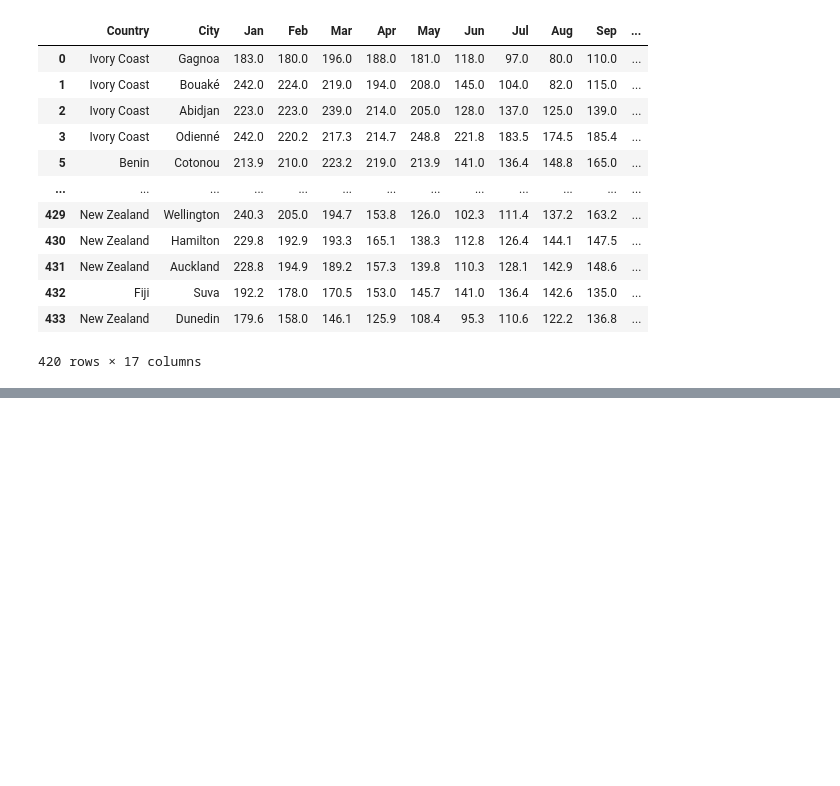
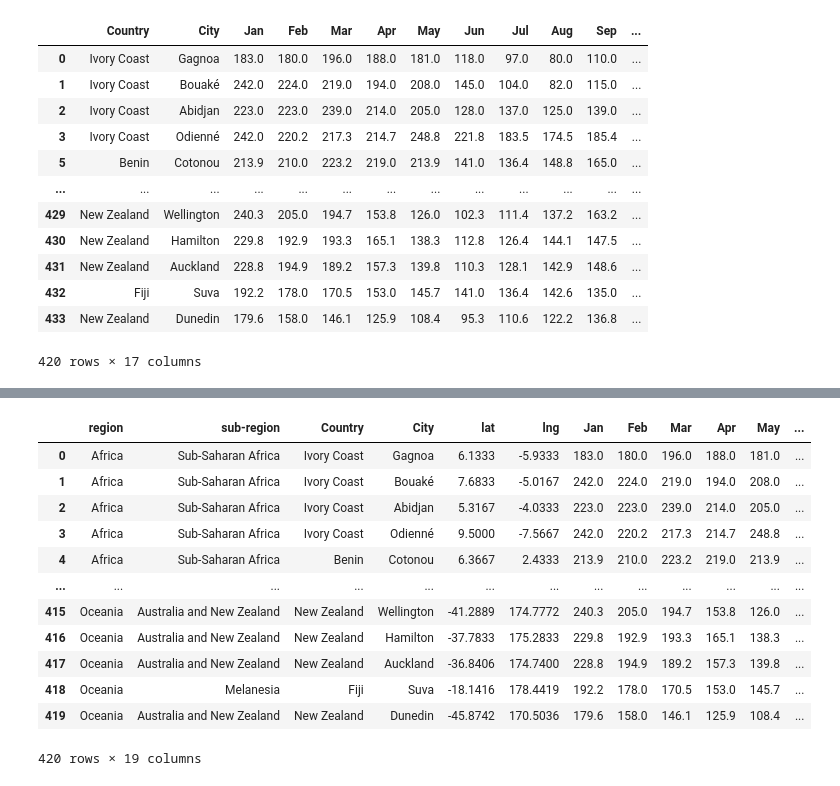
Before and after one commit to manuelanzali/Project4, a Jupyter notebook: Sunshine_Hours.ipynb, the cells around one changed output, grey strips where cells are left out. Cells and saved outputs as stored; diff of their text form; code cells hidden in the pictures; blank space fills up the shorter version.

```diff
--- a/Sunshine_Hours.ipynb
+++ b/Sunshine_Hours.ipynb
@@ -182,0 +294,3 @@ tableau_mapping_df
+# %%
+# Drop name column
+tableau_mapping_df = tableau_mapping_df.drop(columns="name")
@@ -183,3 +304,22 @@ tableau_mapping_df
+# %%
+# Reorganize the order of the columns
+tableau_mapping_df = tableau_mapping_df[['region', 'sub-region', 'Country', 'City', 'lat', 'lng', 'Jan', 'Feb',
+                                         'Mar', 'Apr', 'May', 'Jun', 'Jul', 'Aug', 'Sep', 'Oct', 'Nov', 'Dec', 'Year']]
+tableau_mapping_df
+# %% [output]
+|  | region | sub-region | Country | City | lat | lng | Jan | Feb | Mar | Apr | May | ... |
+| 0 | Africa | Sub-Saharan Africa | Ivory Coast | Gagnoa | 6.1333 | -5.9333 | 183.0 | 180.0 | 196.0 | 188.0 | 181.0 | ... |
+| 1 | Africa | Sub-Saharan Africa | Ivory Coast | Bouaké | 7.6833 | -5.0167 | 242.0 | 224.0 | 219.0 | 194.0 | 208.0 | ... |
+| 2 | Africa | Sub-Saharan Africa | Ivory Coast | Abidjan | 5.3167 | -4.0333 | 223.0 | 223.0 | 239.0 | 214.0 | 205.0 | ... |
+| 3 | Africa | Sub-Saharan Africa | Ivory Coast | Odienné | 9.5000 | -7.5667 | 242.0 | 220.2 | 217.3 | 214.7 | 248.8 | ... |
+| 4 | Africa | Sub-Saharan Africa | Benin | Cotonou | 6.3667 | 2.4333 | 213.9 | 210.0 | 223.2 | 219.0 | 213.9 | ... |
+| ... | ... | ... | ... | ... | ... | ... | ... | ... | ... | ... | ... | ... |
+| 415 | Oceania | Australia and New Zealand | New Zealand | Wellington | -41.2889 | 174.7772 | 240.3 | 205.0 | 194.7 | 153.8 | 126.0 | ... |
+| 416 | Oceania | Australia and New Zealand | New Zealand | Hamilton | -37.7833 | 175.2833 | 229.8 | 192.9 | 193.3 | 165.1 | 138.3 | ... |
+| 417 | Oceania | Australia and New Zealand | New Zealand | Auckland | -36.8406 | 174.7400 | 228.8 | 194.9 | 189.2 | 157.3 | 139.8 | ... |
+| 418 | Oceania | Melanesia | Fiji | Suva | -18.1416 | 178.4419 | 192.2 | 178.0 | 170.5 | 153.0 | 145.7 | ... |
+| 419 | Oceania | Australia and New Zealand | New Zealand | Dunedin | -45.8742 | 170.5036 | 179.6 | 158.0 | 146.1 | 125.9 | 108.4 | ... |
+420 rows × 19 columns
 # %%
 # Write CSV file of the dataset
 tableau_mapping_df.to_csv("Datasets_ML/Tableau_Mapping.csv", index=False, header=True)
```
Also changed, not shown: parts of 10 cells of this notebook, 7 other files.
